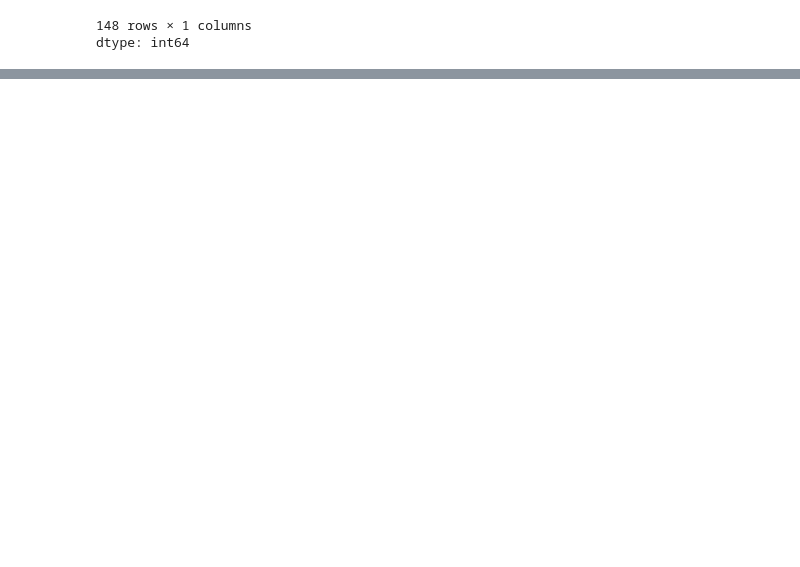
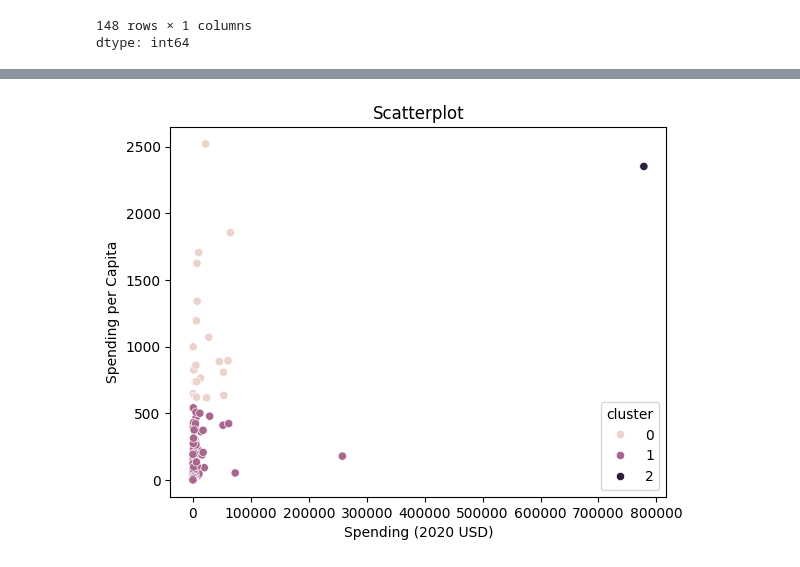
Before and after one commit to eaa3ug/clustering_assignment, a Jupyter notebook: assignment_clustering.ipynb, the cells around one changed output, grey strips where cells are left out. Cells and saved outputs as stored; diff of their text form; code cells hidden in the pictures; blank space fills up the shorter version.

```diff
--- a/assignment_clustering.ipynb
+++ b/assignment_clustering.ipynb
@@ -160,3 +160,12 @@ spending.value_counts()
 | 5880 | 2020 | Zimbabwe | 8.622460 | 0.000054 | 0.018941 | 0.580129 | ... |
 148 rows × 1 columns
 dtype: int64
+# %%
+from sklearn.preprocessing import MinMaxScaler
+
+specifics = ['Spending (2020 USD)', 'Spending per Capita']
+
+X = spending[specifics].to_numpy()
+
+scaler = MinMaxScaler()
+X_scaled = scaler.fit_transform(X)
@@ -162,0 +184,10 @@ dtype: int64
+# %%
+k_pred = 3
+model = KMeans(n_clusters=k_pred, max_iter=300, n_init=10, random_state=0)
+spending["cluster"] = model.fit_predict(X_scaled)
+
+sns.scatterplot(data=spending, x="Spending (2020 USD)", y="Spending per Capita", hue="cluster")
+plt.title("Scatterplot")
+plt.show()
+# %% [output]
+[figure, added]
```
Also changed, not shown: parts of 2 cells of this notebook.
